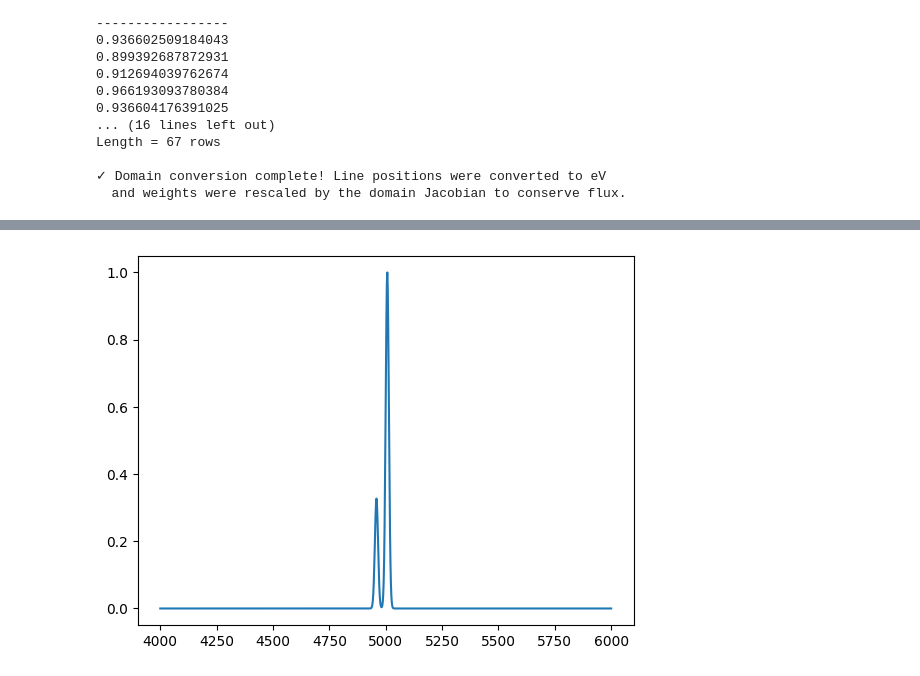
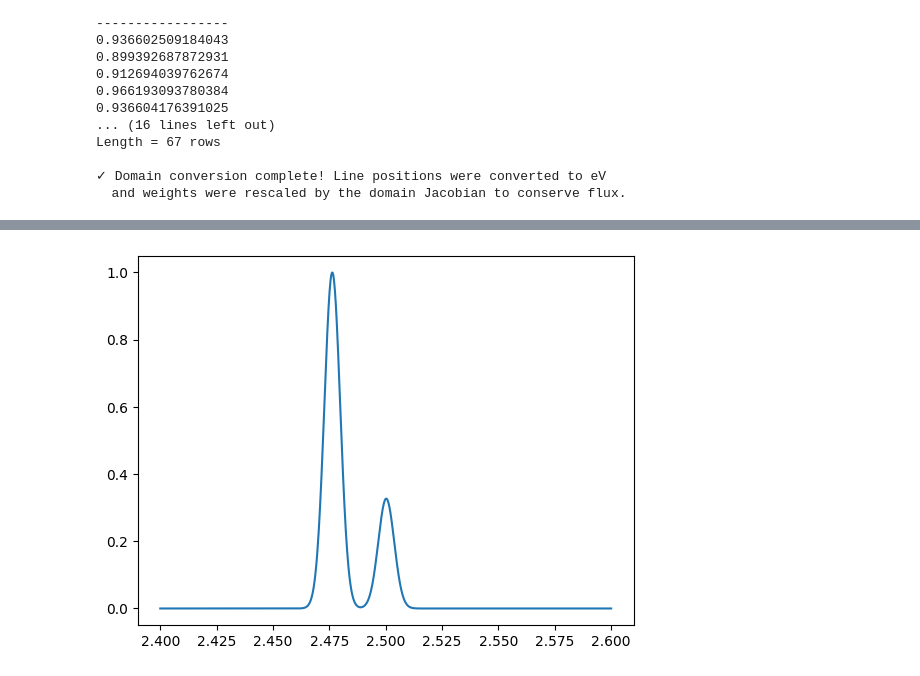
Before and after one commit to pier-astro/prism-spec, a Jupyter notebook: examples/Line Table Domain Conversion.ipynb, the cells around one changed output, grey strips where cells are left out. Saved outputs shown, nothing was run; the diff lists cells and outputs as text; code cells hidden in the pictures.

```diff
--- a/examples/Line Table Domain Conversion.ipynb
+++ b/examples/Line Table Domain Conversion.ipynb
@@ -88,16 +94,16 @@ os.path.join(energy_dir, converted_files[1])
 # %%
 import matplotlib.pyplot as plt
 import astropy.units as u
 from prism.modeling.models.lines import GaussianLines
 
-x = np.linspace(4000, 6000, 1000)
+x = np.linspace(2.4, 2.6, 1000)
 
 model = GaussianLines.from_csv(
     csv_files=os.path.join(energy_dir, converted_files[1]),
 )
 
 plt.figure()
-plt.plot(x, model(x))
+plt.plot(x, model(x)) # Now we see the lines at their position in eV (~2.48 and ~2.5 eV)
 plt.show()
 # %% [output]
-[figure, old version]
+[figure, new version]
```
Also changed, not shown: parts of 4 cells of this notebook, 9 other files.
